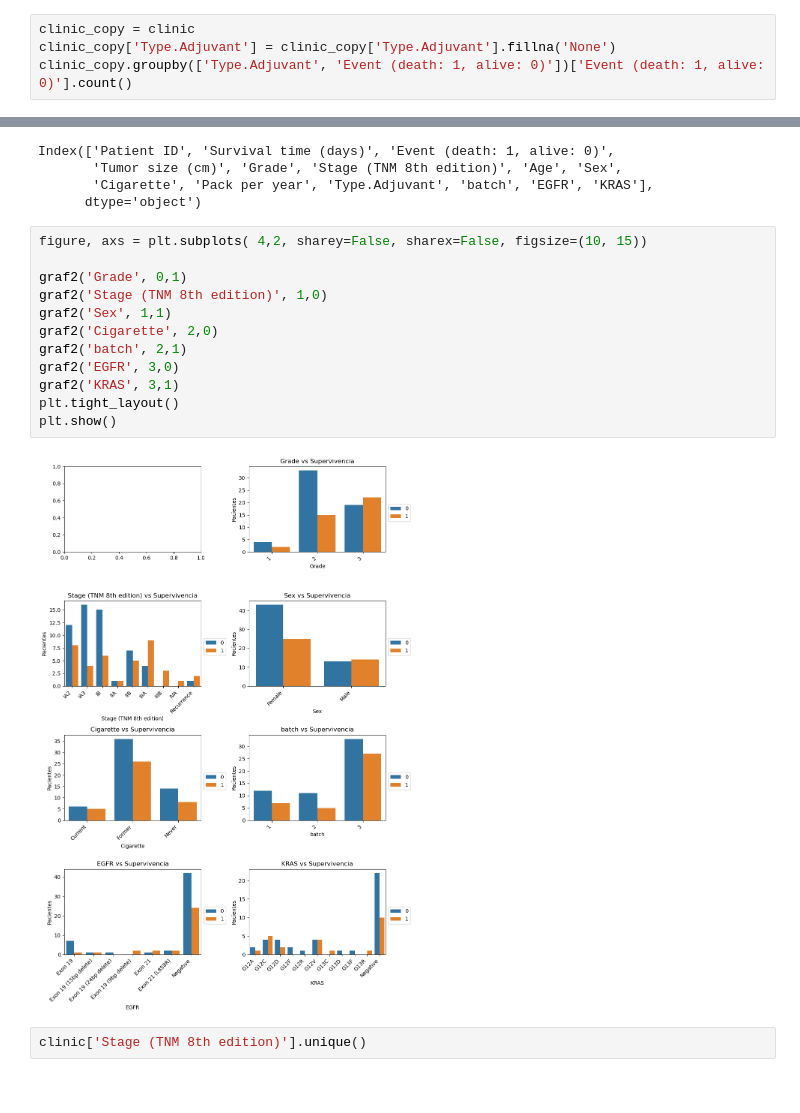
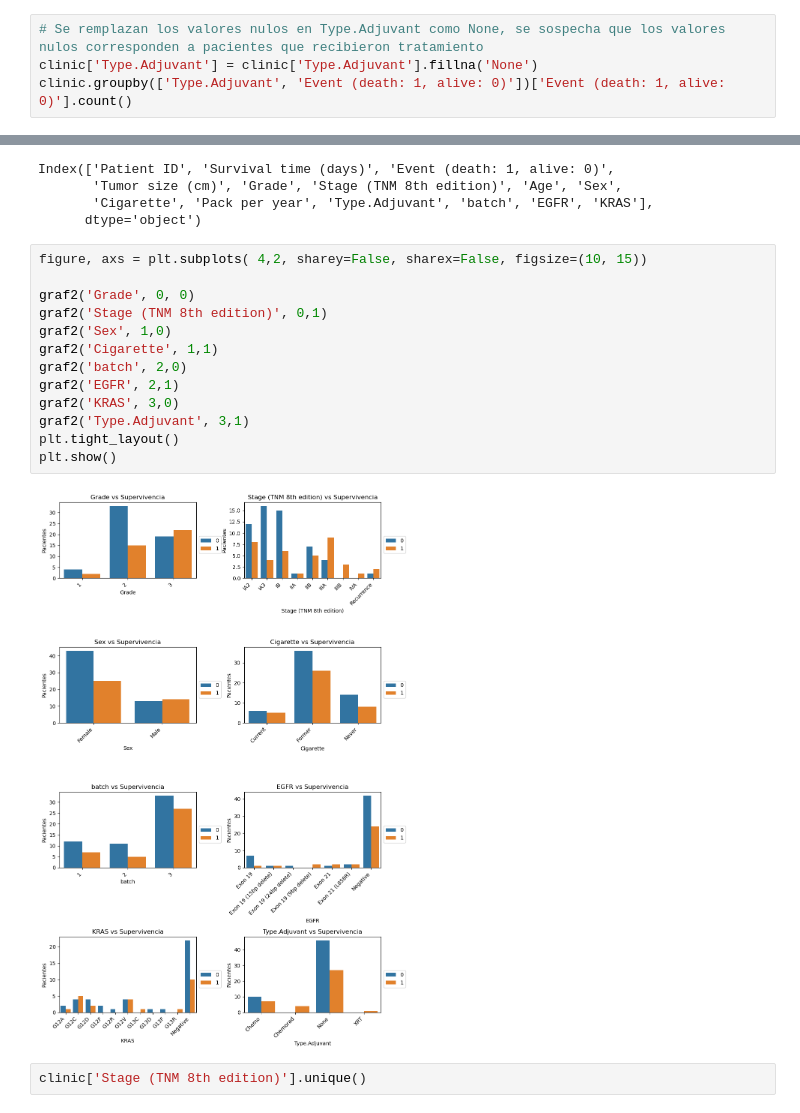
Before and after one commit to Alexis-martinezr/Machine-learning-biociencias, a Jupyter notebook: Análisis de supervivencia y modelado predictivo en una cohorte oncológica integración de datos histológicos, variables clínicas y moleculares.ipynb, the cells around one changed output, grey strips where cells are left out. Saved outputs shown, nothing was run; the diff lists cells and outputs as text.

```diff
--- a/Predicción de tiempo de supervivencia al cancer con machine learning.ipynb
+++ b/Análisis de supervivencia y modelado predictivo en una cohorte oncológica integración de datos histológicos, variables clínicas y moleculares.ipynb
@@ -203,9 +205,9 @@ clinic['Type.Adjuvant'].unique()
 # %% [output]
 array([nan, 'Chemo', 'Chemorad', 'XRT'], dtype=object)
 # %%
-clinic_copy = clinic
-clinic_copy['Type.Adjuvant'] = clinic_copy['Type.Adjuvant'].fillna('None')
-clinic_copy.groupby(['Type.Adjuvant', 'Event (death: 1, alive: 0)'])['Event (death: 1, alive: 0)'].count()
+# Se remplazan los valores nulos en Type.Adjuvant como None, se sospecha que los valores nulos corresponden a pacientes que recibieron tratamiento
+clinic['Type.Adjuvant'] = clinic['Type.Adjuvant'].fillna('None')
+clinic.groupby(['Type.Adjuvant', 'Event (death: 1, alive: 0)'])['Event (death: 1, alive: 0)'].count()
 # %% [output]
 Type.Adjuvant  Event (death: 1, alive: 0)
 Chemo          0                             10
@@ -478,17 +436,18 @@ Index(['Patient ID', 'Survival time (days)', 'Event (death: 1, alive: 0)',
 # %%
 figure, axs = plt.subplots( 4,2, sharey=False, sharex=False, figsize=(10, 15))
 
-graf2('Grade', 0,1)
-graf2('Stage (TNM 8th edition)', 1,0)
-graf2('Sex', 1,1)
-graf2('Cigarette', 2,0)
-graf2('batch', 2,1)
-graf2('EGFR', 3,0)
-graf2('KRAS', 3,1)
+graf2('Grade', 0, 0)
+graf2('Stage (TNM 8th edition)', 0,1)
+graf2('Sex', 1,0)
+graf2('Cigarette', 1,1)
+graf2('batch', 2,0)
+graf2('EGFR', 2,1)
+graf2('KRAS', 3,0)
+graf2('Type.Adjuvant', 3,1)
 plt.tight_layout()
 plt.show()
 # %% [output]
-[figure, old version]
+[figure, new version]
 # %%
 clinic['Stage (TNM 8th edition)'].unique()
 # %% [output]
```
Also changed, not shown: parts of 49 cells of this notebook, 3 other files.
